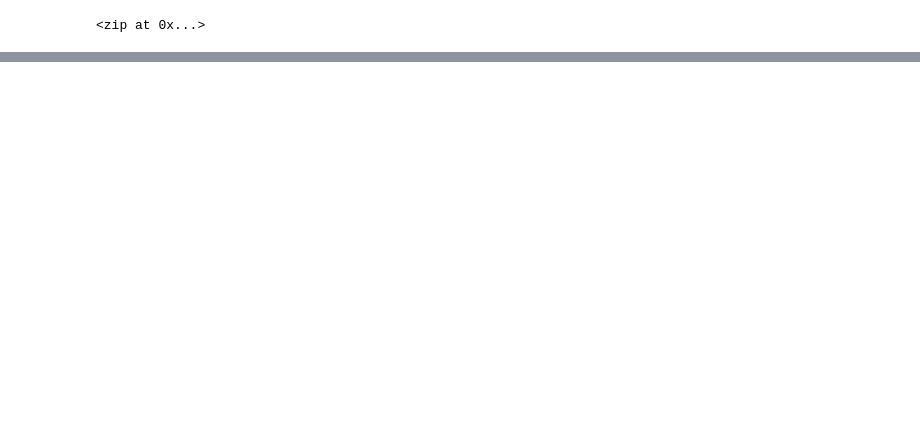
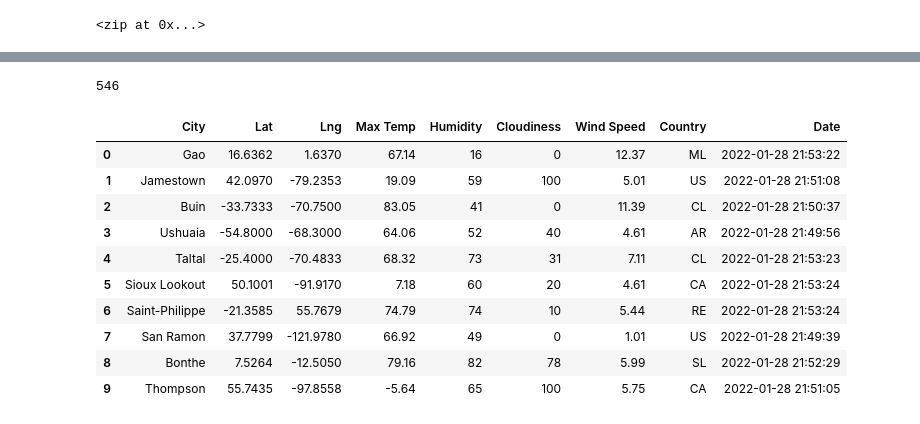
Before and after one commit to bmliddicoat/World_Weather_Analysis, a Jupyter notebook: WeatherPy.ipynb, the cells around one changed output, grey strips where cells are left out. Saved outputs shown, nothing was run; the diff lists cells and outputs as text; code cells hidden in the pictures; blank space fills up the shorter version.

Commit message:
DataFrame City_Data / .gitignore

```diff
--- a/WeatherPy.ipynb
+++ b/WeatherPy.ipynb
@@ -5,0 +12,4 @@ import numpy as np
+# %%
+# Starting URL for Weather Map API Call.
+url = "http://api.openweathermap.org/data/2.5/weather?units=Imperial&APPID=" + weather_api_key
+print(url)
@@ -36,0 +153,20 @@ len(cities)
+# %%
+len(city_data)
+# %% [output]
+546
+# %%
+# Convert the array of dictionaries to a Pandas DataFrame.
+city_data_df = pd.DataFrame(city_data)
+city_data_df.head(10)
+# %% [output]
+|  | City | Lat | Lng | Max Temp | Humidity | Cloudiness | Wind Speed | Country | Date |
+| 0 | Gao | 16.6362 | 1.6370 | 67.14 | 16 | 0 | 12.37 | ML | 2022-01-28 21:53:22 |
+| 1 | Jamestown | 42.0970 | -79.2353 | 19.09 | 59 | 100 | 5.01 | US | 2022-01-28 21:51:08 |
+| 2 | Buin | -33.7333 | -70.7500 | 83.05 | 41 | 0 | 11.39 | CL | 2022-01-28 21:50:37 |
+| 3 | Ushuaia | -54.8000 | -68.3000 | 64.06 | 52 | 40 | 4.61 | AR | 2022-01-28 21:49:56 |
+| 4 | Taltal | -25.4000 | -70.4833 | 68.32 | 73 | 31 | 7.11 | CL | 2022-01-28 21:53:23 |
+| 5 | Sioux Lookout | 50.1001 | -91.9170 | 7.18 | 60 | 20 | 4.61 | CA | 2022-01-28 21:53:24 |
+| 6 | Saint-Philippe | -21.3585 | 55.7679 | 74.79 | 74 | 10 | 5.44 | RE | 2022-01-28 21:53:24 |
+| 7 | San Ramon | 37.7799 | -121.9780 | 66.92 | 49 | 0 | 1.01 | US | 2022-01-28 21:49:39 |
+| 8 | Bonthe | 7.5264 | -12.5050 | 79.16 | 82 | 78 | 5.99 | SL | 2022-01-28 21:52:29 |
+| 9 | Thompson | 55.7435 | -97.8558 | -5.64 | 65 | 100 | 5.75 | CA | 2022-01-28 21:51:05 |
```
Also changed, not shown: parts of 11 cells of this notebook, 6 other files.
